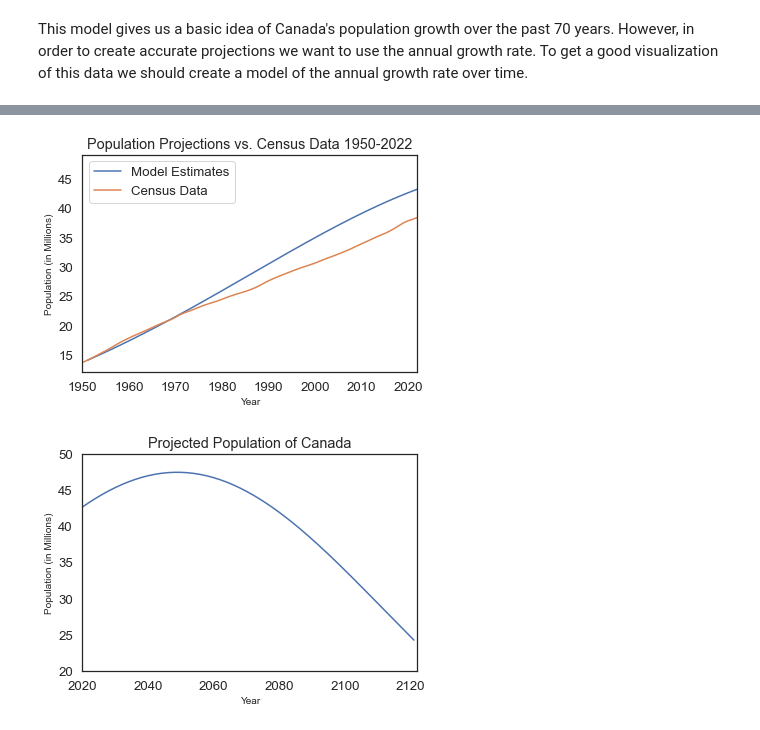
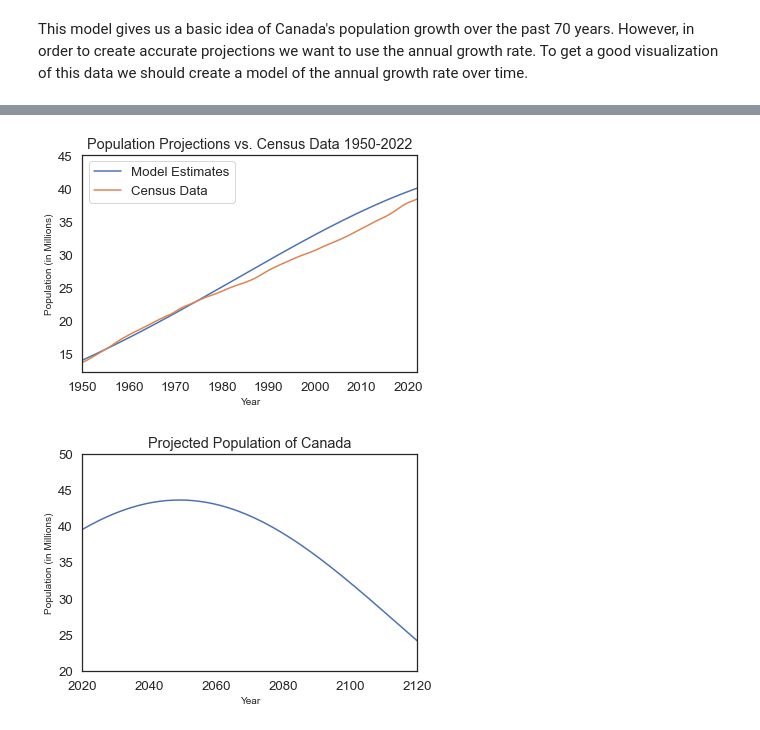
Before and after one commit to personman67/canada-population-model, a Jupyter notebook: main.ipynb, the cells around one changed output, grey strips where cells are left out. Cells and saved outputs as stored; diff of their text form; code cells hidden in the pictures.

```diff
--- a/main.ipynb
+++ b/main.ipynb
@@ -79,12 +53,14 @@ Now that we have the average growth rate change we can create our own model of C
 # %%
-growth_results = TimeSeries()
-growth_results[t_0] = g_0
+def alpha_func(t):
+    intercept = 2.29
+    slope = -0.02325
+    return intercept + slope * (t - 1950)
 
-for t in range(t_0, t_end+100):
-    growth_results[t+1] = growth_results[t] + growth_change
+t_array = linspace(1950, 2022, 72)
+alpha_array = alpha_func(t_array)
 
 def plot_growth_comparison():
-    plt.plot(growth_results.index,growth_results, label="Model Estimates")
+    plt.plot(t_array, alpha_array, label='model', color='gray')
     plt.plot(df.Year,df.AGR, label="Census Growth Rate")
     plt.xlim(1950,2022)
     plt.ylim(0,3)
@@ -121,32 +75,38 @@ Now that we have our own projections of Canada's population growth rate over tim
+# %%
+t_0 = 1950
+t_end = 2120
+p_0 = df.iloc[1,1]
+
+pop_results = TimeSeries()
+pop_results[t_0] = p_0
+
+
+
+
+for t in range(t_0, t_end):
+    pop_results[t+1] = pop_results[t] + pop_results[t]*alpha_func(t)/100
 # %%
-pop_results = TimeSeries()
-pop_results[t_0] = p_0
-
-for t in range(t_0, t_end+100):
-    pop_results[t+1] = pop_results[t] + pop_results[t]*(growth_results[t]/100)
-
-
 def plot_pop_estimates():
     plt.plot(pop_results.index,(pop_results/1e6))
-    plt.xlim(2020,2122)
+    plt.xlim(2020,2120)
     plt.ylim(20,50)
     plt.xlabel("Year")
     plt.ylabel("Population (in Millions)")
     plt.title("Projected Population of Canada")
 
 def plot_pop_comparison():
     plt.plot(pop_results.index,(pop_results/1e6), label="Model Estimates")
     plt.plot(df.Year,(df.Pop/1e6), label="Census Data")
     plt.xlim(1950,2022)
     plt.xlabel("Year")
     plt.ylabel("Population (in Millions)")
     plt.title("Population Projections vs. Census Data 1950-2022")
     plt.legend()
 
 plot_pop_comparison()
 # %% [output]
-[figure, old version]
+[figure, new version]
 # %%
 plot_pop_estimates()
 # %% [output]
-[figure, old version]
+[figure, new version]
```
Also changed, not shown: parts of 10 cells of this notebook.
